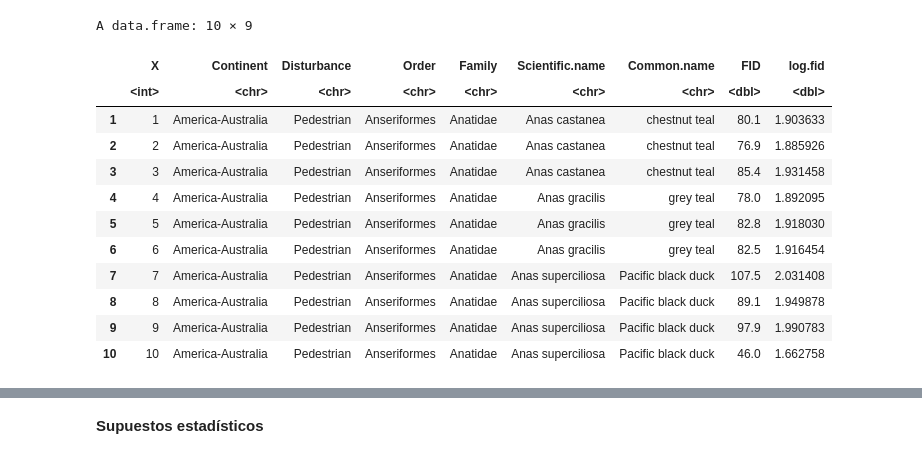
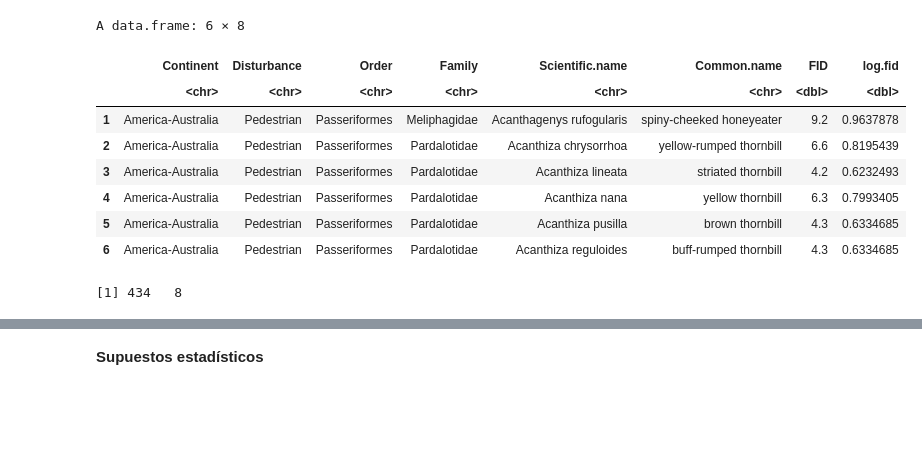
Before and after one commit to norberello/bird-fear-distances, a Jupyter notebook: FID birds by continent.ipynb, the cells around one changed output, grey strips where cells are left out. Drawn from its saved outputs; the diff is of its cells as text; code cells hidden in the pictures; blank space fills up the shorter version.

```diff
--- a/FID birds by continent.ipynb
+++ b/FID birds by continent.ipynb
@@ -10,18 +15,16 @@ library(lmtest)#test homogeneidad de varianza
 library(effsize)#libreria para tamaños de efecto Cohen d
 # %%
 FID.data<-read.csv("birdFID.csv")
-head(FID.data,10)#primeras 10 lineas de datos
+head(FID.data)
+dim(FID.data)
 # %% [output]
-A data.frame: 10 × 9
+A data.frame: 6 × 8
-|  | X | Continent | Disturbance | Order | Family | Scientific.name | Common.name | FID | log.fid |
-|  | <int> | <chr> | <chr> | <chr> | <chr> | <chr> | <chr> | <dbl> | <dbl> |
-| 1 | 1 | America-Australia | Pedestrian | Anseriformes | Anatidae | Anas castanea | chestnut teal | 80.1 | 1.903633 |
-| 2 | 2 | America-Australia | Pedestrian | Anseriformes | Anatidae | Anas castanea | chestnut teal | 76.9 | 1.885926 |
-| 3 | 3 | America-Australia | Pedestrian | Anseriformes | Anatidae | Anas castanea | chestnut teal | 85.4 | 1.931458 |
-| 4 | 4 | America-Australia | Pedestrian | Anseriformes | Anatidae | Anas gracilis | grey teal | 78.0 | 1.892095 |
-| 5 | 5 | America-Australia | Pedestrian | Anseriformes | Anatidae | Anas gracilis | grey teal | 82.8 | 1.918030 |
-| 6 | 6 | America-Australia | Pedestrian | Anseriformes | Anatidae | Anas gracilis | grey teal | 82.5 | 1.916454 |
-| 7 | 7 | America-Australia | Pedestrian | Anseriformes | Anatidae | Anas superciliosa | Pacific black duck | 107.5 | 2.031408 |
-| 8 | 8 | America-Australia | Pedestrian | Anseriformes | Anatidae | Anas superciliosa | Pacific black duck | 89.1 | 1.949878 |
-| 9 | 9 | America-Australia | Pedestrian | Anseriformes | Anatidae | Anas superciliosa | Pacific black duck | 97.9 | 1.990783 |
-| 10 | 10 | America-Australia | Pedestrian | Anseriformes | Anatidae | Anas superciliosa | Pacific black duck | 46.0 | 1.662758 |
+|  | Continent | Disturbance | Order | Family | Scientific.name | Common.name | FID | log.fid |
+|  | <chr> | <chr> | <chr> | <chr> | <chr> | <chr> | <dbl> | <dbl> |
+| 1 | America-Australia | Pedestrian | Passeriformes | Meliphagidae | Acanthagenys rufogularis | spiny-cheeked honeyeater | 9.2 | 0.9637878 |
+| 2 | America-Australia | Pedestrian | Passeriformes | Pardalotidae | Acanthiza chrysorrhoa | yellow-rumped thornbill | 6.6 | 0.8195439 |
+| 3 | America-Australia | Pedestrian | Passeriformes | Pardalotidae | Acanthiza lineata | striated thornbill | 4.2 | 0.6232493 |
+| 4 | America-Australia | Pedestrian | Passeriformes | Pardalotidae | Acanthiza nana | yellow thornbill | 6.3 | 0.7993405 |
+| 5 | America-Australia | Pedestrian | Passeriformes | Pardalotidae | Acanthiza pusilla | brown thornbill | 4.3 | 0.6334685 |
+| 6 | America-Australia | Pedestrian | Passeriformes | Pardalotidae | Acanthiza reguloides | buff-rumped thornbill | 4.3 | 0.6334685 |
+[1] 434   8
```
Also changed, not shown: parts of 20 cells of this notebook, 2 other files.
